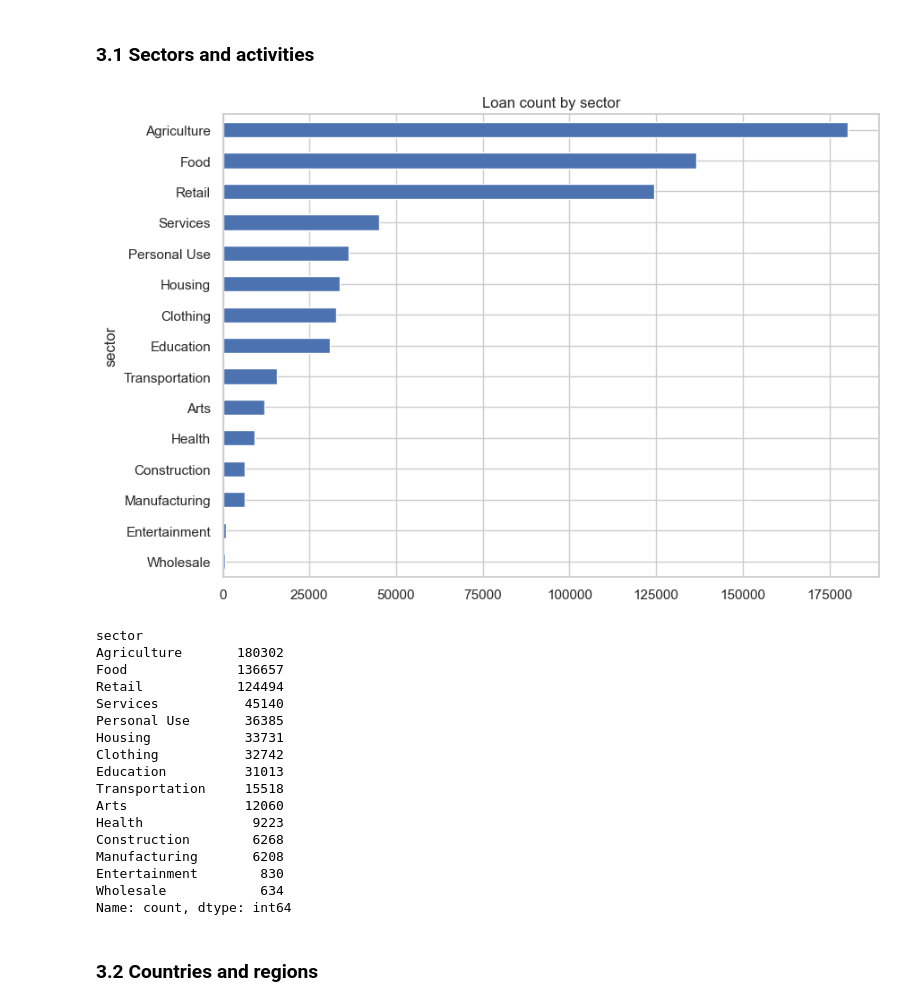
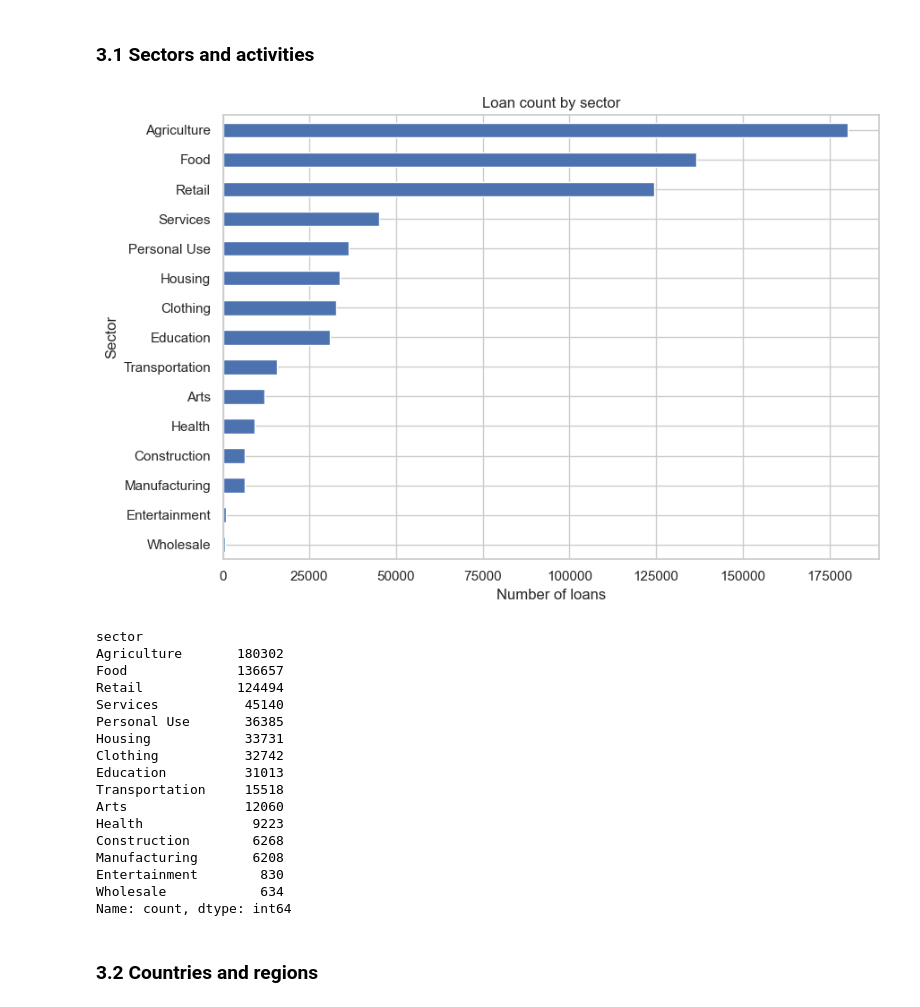
Before and after one commit to alvenyuka/Kiva-Loans-Microfinance-Analytics, a Jupyter notebook: Kiva_Loans_Microfinance_Analytics.ipynb, the cells around one changed output. Saved outputs shown, nothing was run; the diff lists cells and outputs as text; code cells hidden in the pictures.

```diff
--- a/Kiva_Loans_Microfinance_Analytics.ipynb
+++ b/Kiva_Loans_Microfinance_Analytics.ipynb
@@ -167,13 +171,15 @@ Name: loan_amount, dtype: float64
 # %%
 top_sectors = df["sector"].value_counts().head(15)
 fig, ax = plt.subplots(figsize=(9, 6))
 top_sectors.sort_values().plot(kind="barh", ax=ax)
 ax.set_title("Loan count by sector")
+ax.set_xlabel("Number of loans")
+ax.set_ylabel("Sector")
 plt.tight_layout()
 plt.show()
 top_sectors
 # %% [output]
-[figure, old version]
+[figure, new version]
 sector
 Agriculture       180302
 Food              136657
```
Also changed, not shown: parts of 33 cells of this notebook, 7 other files.
